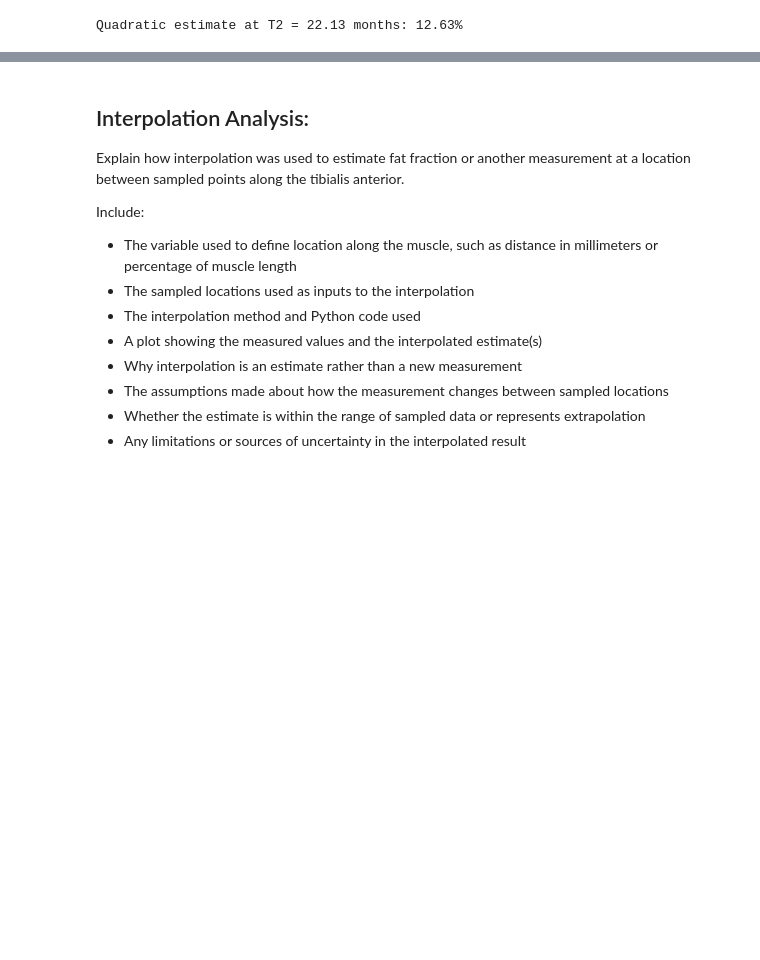
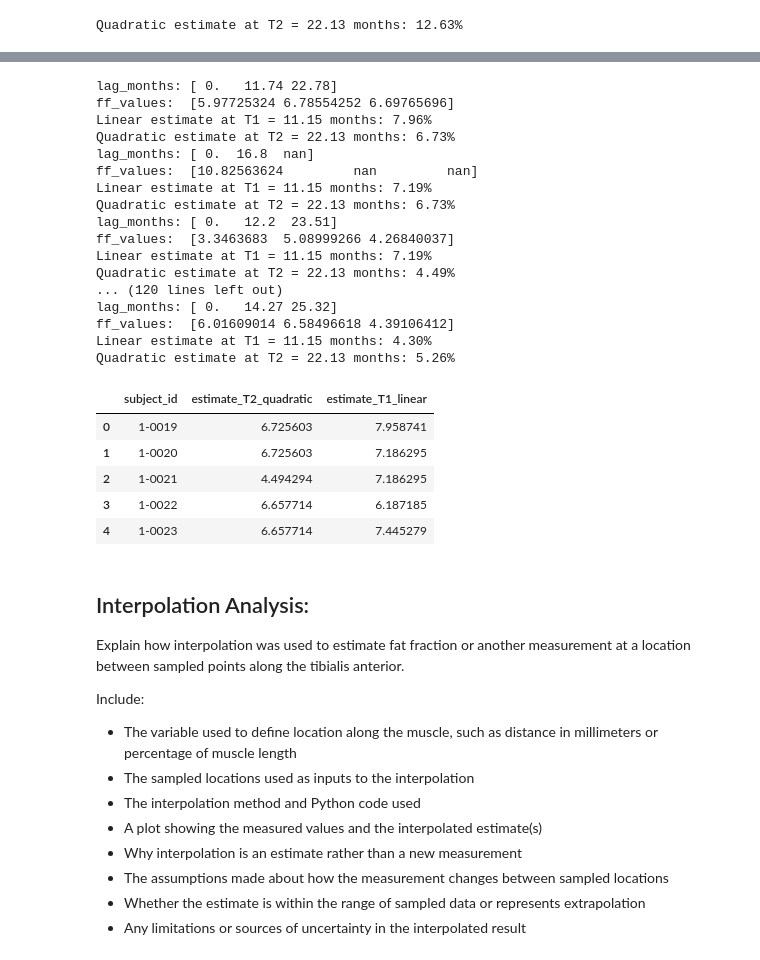
Before and after one commit to tessvit/BME_2315-Module2, a Jupyter notebook: FSHD_Module2_Project_Template.ipynb, the cells around one changed output, grey strips where cells are left out. Saved outputs shown, nothing was run; the diff lists cells and outputs as text; code cells hidden in the pictures; blank space fills up the shorter version.

```diff
--- a/FSHD_Module2_Project_Template.ipynb
+++ b/FSHD_Module2_Project_Template.ipynb
@@ -554,57 +583,80 @@ plt.show()
 # %%
 # Repeat the interpolation for every subject
-results = [] # will hold one dictionary of estimates per subject
+results = [] # Will hold one dictionary of estimates per subject
 
+# Iterates through each item
 for idx, row in df.iterrows():
     subject_id = row['subject_id']
 
-    # TODO: pull this subject's lag_months and ff_R values into arrays,
-    #       the same way we did for Subject 13-0004 above.
+    # Pulls this subject's lag_months and ff_R values into arrays just like above
     lag_months = np.array([row['lag_months_baseline'], row['lag_months_y1'], row['lag_months_y2']])
     ff_values = np.array([row['ff_baseline_R'], row['ff_y1_R'], row['ff_y2_R']])
     print("lag_months:", lag_months)
     print("ff_values: ", ff_values)
 
-    # TODO: if this subject has at least baseline + Year 1 (no NaNs), compute
-    #       their linear estimate at T1 (hint: interp1d with kind='linear').
-    #       If they don't have enough data, use NaN instead.
-    if pd.isna(x1) or pd.isna(x2) or pd.isna(y1) or pd.isna(y2) or x1 == x2: # AI helped with this will add AI statement at end
-        estimate_T1 = np.nan # Same with this
+    # If the subject has at least baseline + Year 1, their linear estimate at T1 is computed; if they don't have enough data, NaN is used
+    if pd.isna(x1) or pd.isna(x2) or pd.isna(y1) or pd.isna(y2) or x1 == x2: # If there is no data then NaN is used
+        estimate_T1 = np.nan
     else:
         x1, x2 = lag_months[0], lag_months[1]
         y1, y2 = ff_values[0], ff_values[1]
         Z = np.array([[1, x1], [1, x2]])
         Y = np.array([y1, y2])
         A = np.linalg.solve(Z, Y)
         a1, a2 = A
 
     estimate_T1 = a1 + a2 * T1
     print(f"Linear estimate at T1 = {T1:.2f} months: {estimate_T1:.2f}%")
 
     f_linear = interp1d(lag_months, ff_values, kind='linear')
 
-    # TODO: if this subject has all three visits (no NaNs), compute their
+    # If this subject has all three visits (no NaNs), compute their
     #       quadratic estimate at T2 (hint: interp1d with kind='quadratic').
     #       If they don't, use NaN instead.
-    if (pd.isna(lag_months[0]) or pd.isna(lag_months[1]) or pd.isna(lag_months[2]) or pd.isna(ff_values[0]) or pd.isna(ff_values[1]) or pd.isna(ff_values[2]) orlen(set(lag_months)) < 3): # AI helped with this will add AI statement at end
-        estimate_T2 = np.nan # Same with this
+    if (pd.isna(lag_months[0]) or pd.isna(lag_months[1]) or
+        pd.isna(lag_months[2]) or pd.isna(ff_values[0]) or
+        pd.isna(ff_values[1]) or pd.isna(ff_values[2]) or
+        len(set(lag_months)) < 3): # If there is no data in any of these, then NaN is used
+        estimate_T2 = np.nan
     else:
         Z = np.array([[1, x, x**2] for x in lag_months])
         Y = ff_values
         A = np.linalg.solve(Z, Y)
         a1, a2, a3 = A
 
-    # Plug T2 into the curve to estimate fat fraction at exactly T2 months.
+    # T2 is plugged into the curve to estimate fat fraction at exactly T2 months
     estimate_T2 = a1 + a2 * T2 + a3 * T2**2
     print(f"Quadratic estimate at T2 = {T2:.2f} months: {estimate_T2:.2f}%")
 
-    # TODO: append a dict like
-    #       {'subject_id': subject_id, 'estimate_T1_linear': ..., 'estimate_T2_quadratic': ...}
-    #       to `results`
+    # Results are appended to append "results" dict
     results.append({'subject_id': subject_id, 'estimate_T2_quadratic': estimate_T2, 'estimate_T1_linear': estimate_T1})
     pass
 
-# TODO: turn `results` into a DataFrame and inspect it
+# Turns `results` into a DataFrame and inspect it
 results_df = pd.DataFrame(results)
 results_df.head()
+# %% [output]
+lag_months: [ 0.   11.74 22.78]
+ff_values:  [5.97725324 6.78554252 6.69765696]
+Linear estimate at T1 = 11.15 months: 7.96%
+Quadratic estimate at T2 = 22.13 months: 6.73%
+lag_months: [ 0.  16.8  nan]
+ff_values:  [10.82563624         nan         nan]
+Linear estimate at T1 = 11.15 months: 7.19%
+Quadratic estimate at T2 = 22.13 months: 6.73%
+lag_months: [ 0.   12.2  23.51]
+ff_values:  [3.3463683  5.08999266 4.26840037]
+Linear estimate at T1 = 11.15 months: 7.19%
+Quadratic estimate at T2 = 22.13 months: 4.49%
+... (120 lines left out)
+lag_months: [ 0.   14.27 25.32]
+ff_values:  [6.01609014 6.58496618 4.39106412]
+Linear estimate at T1 = 11.15 months: 4.30%
+Quadratic estimate at T2 = 22.13 months: 5.26%
+|  | subject_id | estimate_T2_quadratic | estimate_T1_linear |
+| 0 | 1-0019 | 6.725603 | 7.958741 |
+| 1 | 1-0020 | 6.725603 | 7.186295 |
+| 2 | 1-0021 | 4.494294 | 7.186295 |
+| 3 | 1-0022 | 6.657714 | 6.187185 |
+| 4 | 1-0023 | 6.657714 | 7.445279 |
 # %%
```
Also changed, not shown: parts of 6 cells of this notebook, 1 other file.
